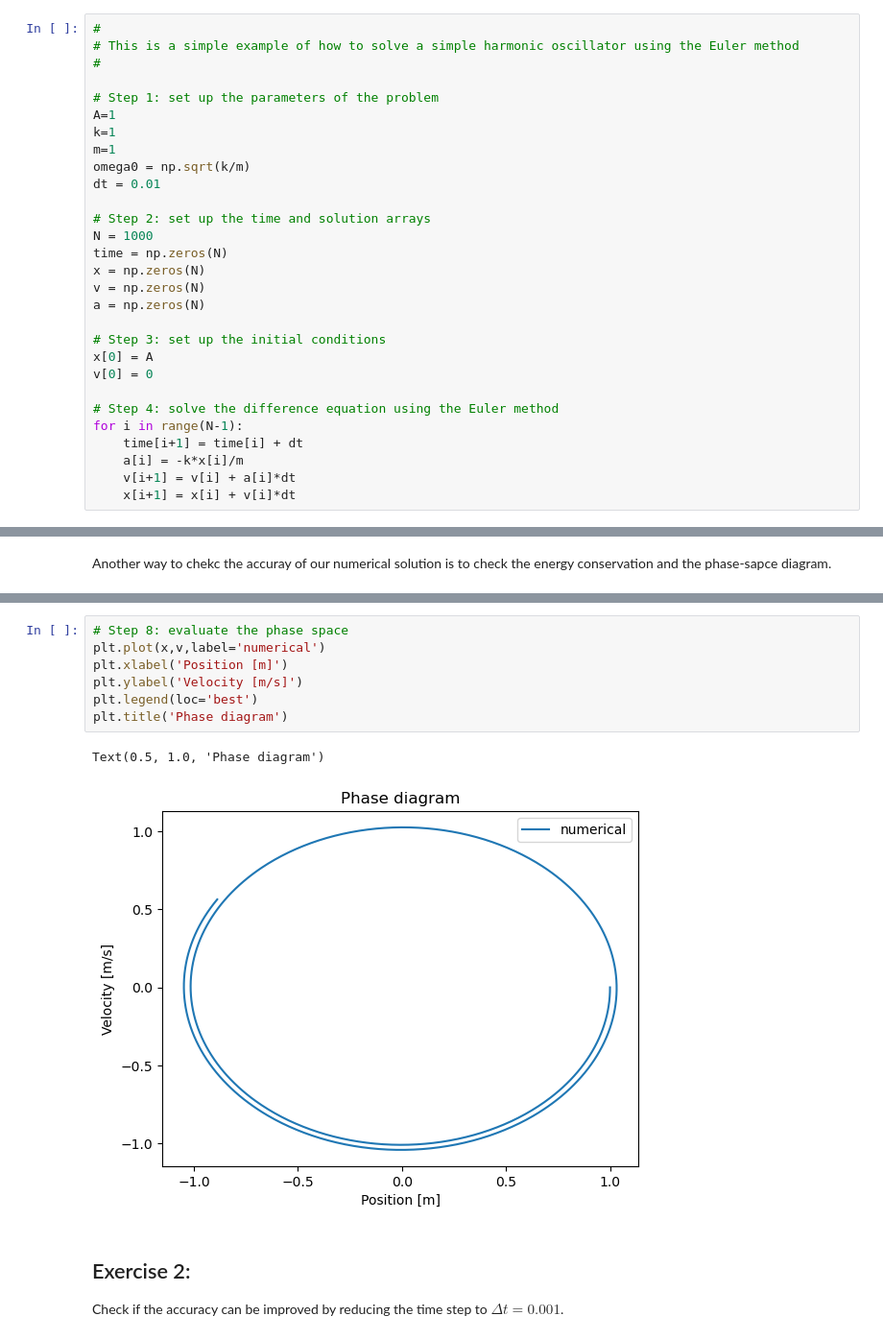
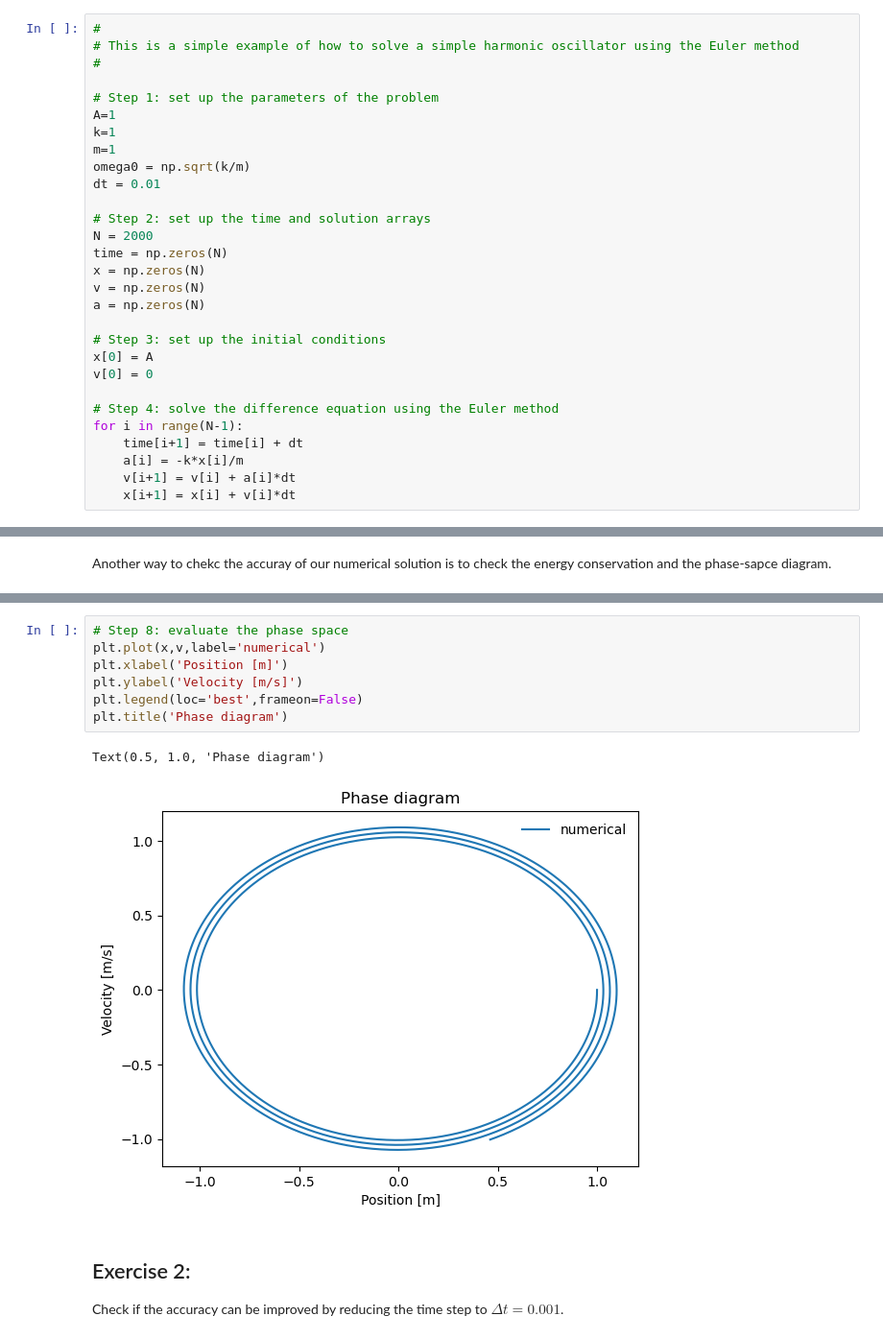
Before and after one commit to YiFang-Li/computationalPhysics-112, a Jupyter notebook: project1/project1_demo1.ipynb, the cells around one changed output, grey strips where cells are left out. Shown at 96% size. Saved outputs shown, nothing was run; the diff lists cells and outputs as text.

```diff
--- a/project1/project1_demo1.ipynb
+++ b/project1/project1_demo1.ipynb
@@ -45,7 +45,7 @@ omega0 = np.sqrt(k/m)
 dt = 0.01
 
 # Step 2: set up the time and solution arrays
-N = 1000
+N = 2000
 time = np.zeros(N)
 x = np.zeros(N)
 v = np.zeros(N)
@@ -121,13 +124,13 @@ plt.show()
 # %%
 # Step 8: evaluate the phase space
 plt.plot(x,v,label='numerical')
 plt.xlabel('Position [m]')
 plt.ylabel('Velocity [m/s]')
-plt.legend(loc='best')
+plt.legend(loc='best',frameon=False)
 plt.title('Phase diagram')
 # %% [output]
 Text(0.5, 1.0, 'Phase diagram')
-[figure, old version]
+[figure, new version]
 # %% [markdown]
 ## Exercise 2:
 Check if the accuracy can be improved by reducing the time step to $\Delta t=0.001$.
```
Also changed, not shown: parts of 4 cells of this notebook.
